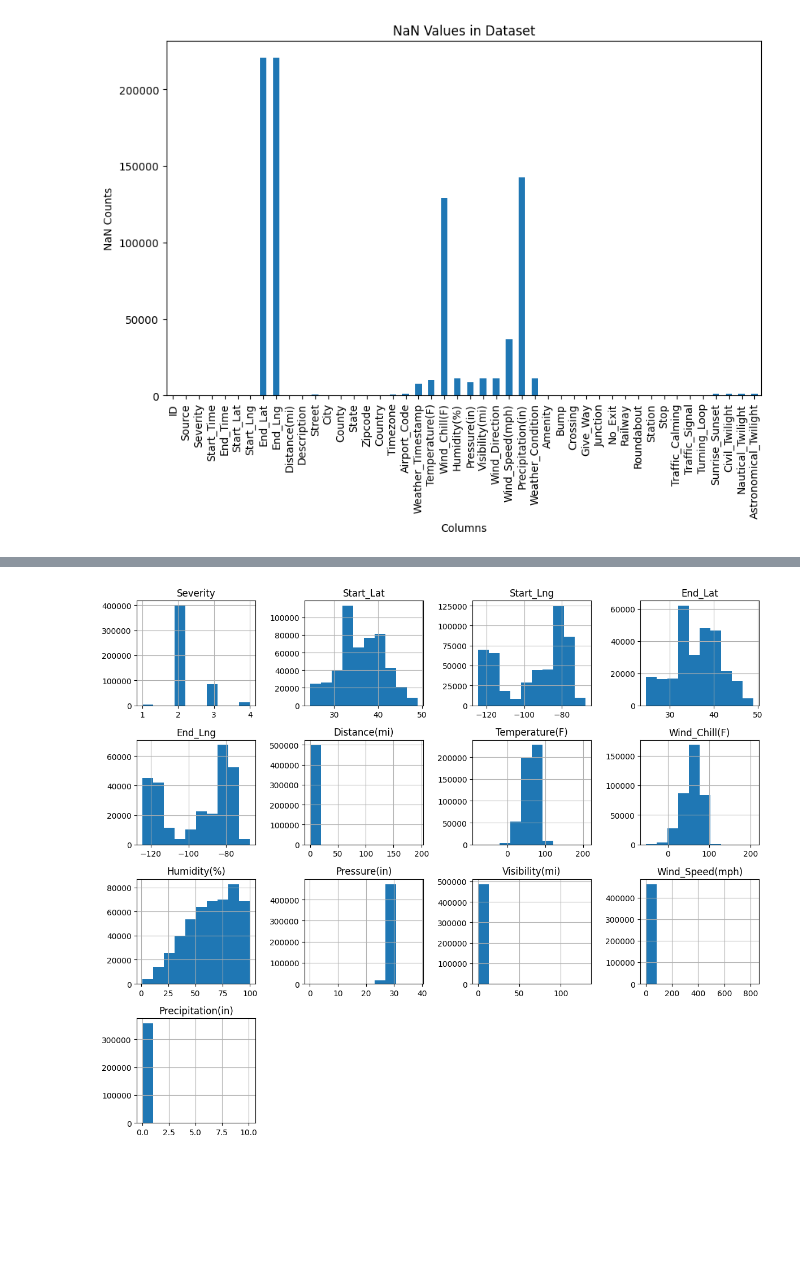
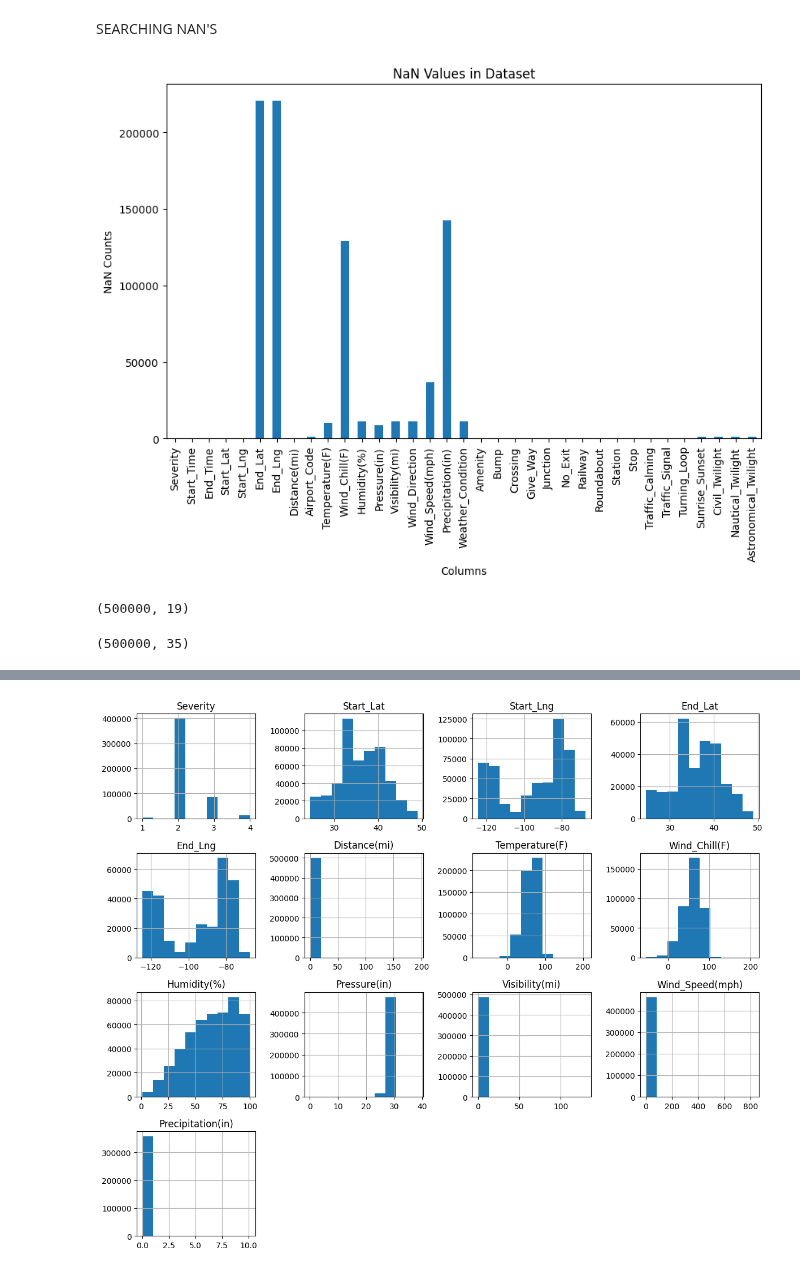
Before and after one commit to pol-resina/US-Accidents, a Jupyter notebook: notebooks/data_visualisation.ipynb, the cells around one changed output, grey strips where cells are left out. Drawn from its saved outputs; the diff is of its cells as text; code cells hidden in the pictures; blank space fills up the shorter version.

```diff
--- a/notebooks/data_visualisation.ipynb
+++ b/notebooks/data_visualisation.ipynb
@@ -7,13 +8,17 @@ import seaborn as sns
 # %%
 # read in the data
 data = pd.read_csv('../data/US_Accidents_March23_sampled_500k.csv')
+# %% [markdown]
+SEARCHING NAN'S
+# %%
+data_w_c = data.drop(columns=['ID', 'Source', 'Description', 'Street', 'City', 'County', 'State', 'Zipcode', 'Country', 'Timezone', 'Weather_Timestamp'])
 # %%
 # nan histogram
-nan_counts = data.isnull().sum()
+nan_counts = data_w_c.isna().sum()
 nan_counts.plot(kind='bar', figsize=(10, 6))
 plt.xlabel('Columns')
 plt.ylabel('NaN Counts')
 plt.title('NaN Values in Dataset')
 plt.show()
 # %% [output]
-[figure, old version]
+[figure, new version]
@@ -19,0 +28,8 @@ plt.show()
+# %%
+subset_data_w_c.shape
+# %% [output]
+(500000, 19)
+# %%
+data_w_c.shape
+# %% [output]
+(500000, 35)
```
Also changed, not shown: parts of 4 cells of this notebook.
